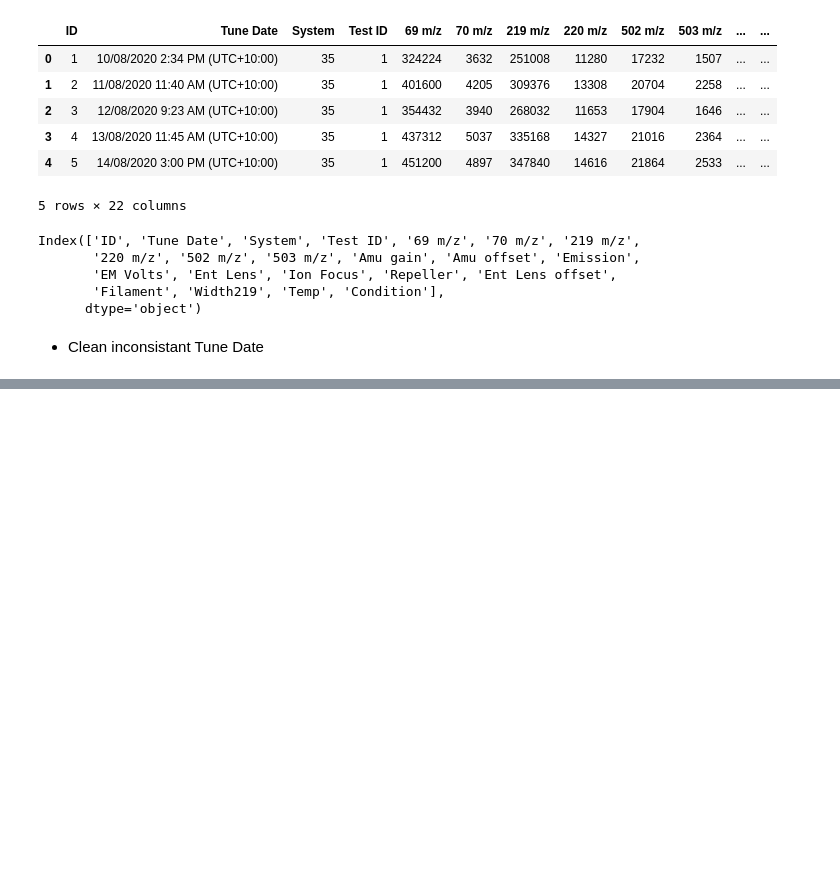
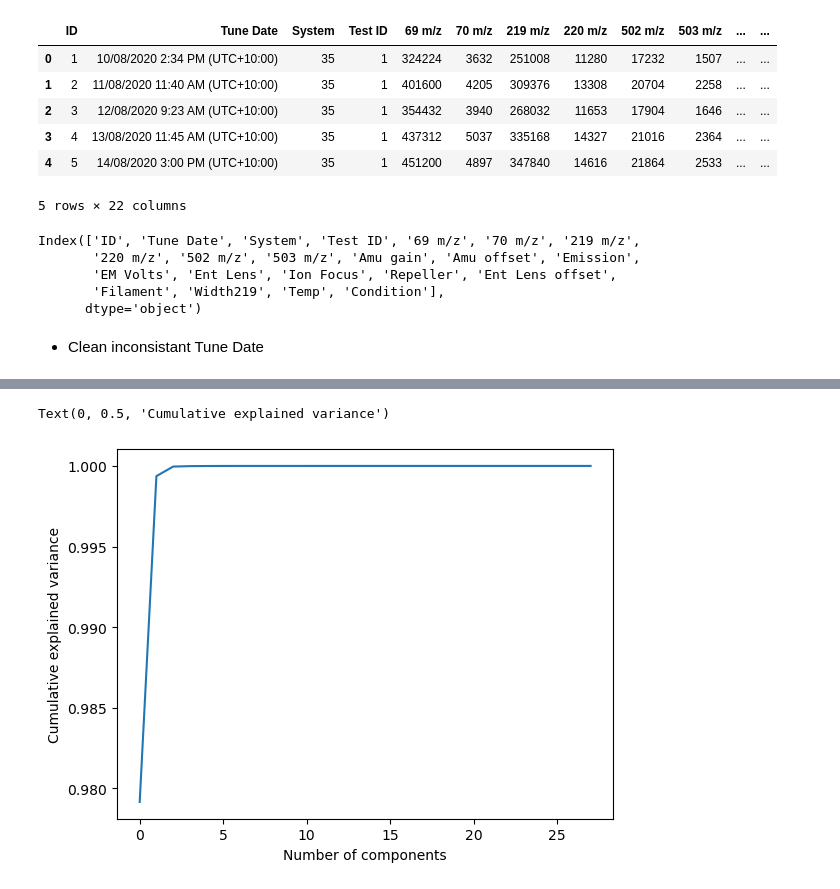
Before and after one commit to AchillesReaper/UTS-AI-Hackathon-2023, a Jupyter notebook: data_cleaning.ipynb, the cells around one changed output, grey strips where cells are left out. Cells and saved outputs as stored; diff of their text form; code cells hidden in the pictures; blank space fills up the shorter version.

```diff
--- a/data_cleaning.ipynb
+++ b/data_cleaning.ipynb
@@ -125,0 +133,3 @@ df.head()
+# %%
+df.fillna(0, inplace=True) # fill NaN values with 0
+df
@@ -125,0 +150,14 @@ df.head()
+# %%
+pca_df = df.drop(['Condition'], axis=1)
+resize_pca = int(df.shape[1] * 0.9)
+
+
+pca = PCA(n_components=resize_pca)
+pca.fit(pca_df)
+
+plt.plot(np.cumsum(pca.explained_variance_ratio_))
+plt.xlabel('Number of components')
+plt.ylabel('Cumulative explained variance')
+# %% [output]
+Text(0, 0.5, 'Cumulative explained variance')
+[figure, added]
```
Also changed, not shown: parts of 5 cells of this notebook.
